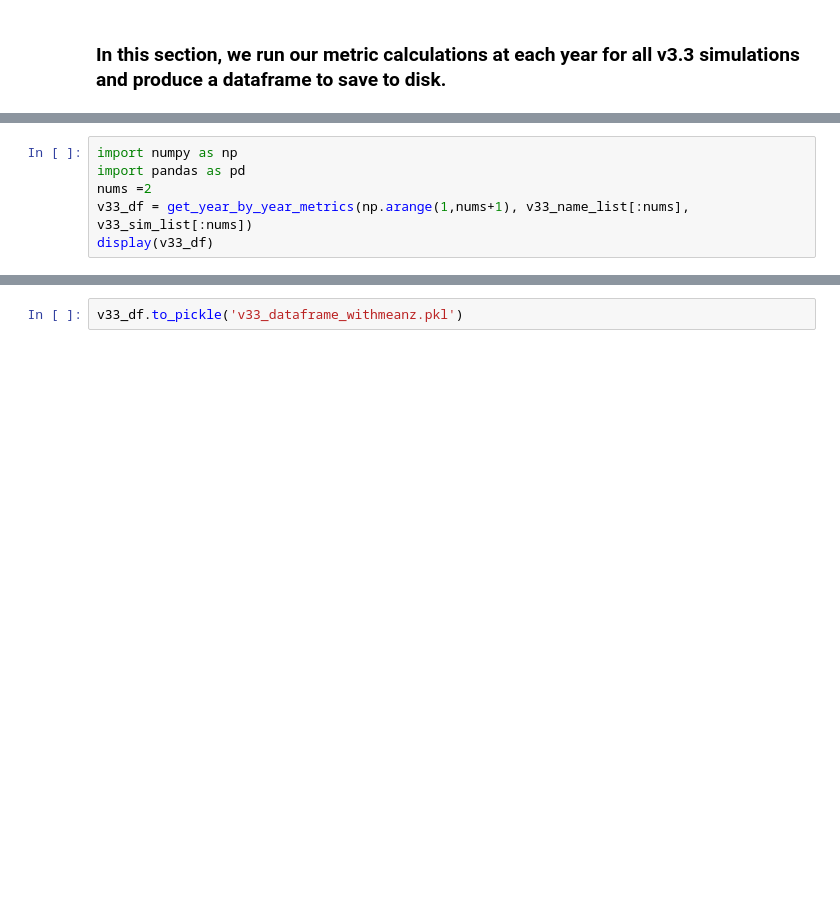
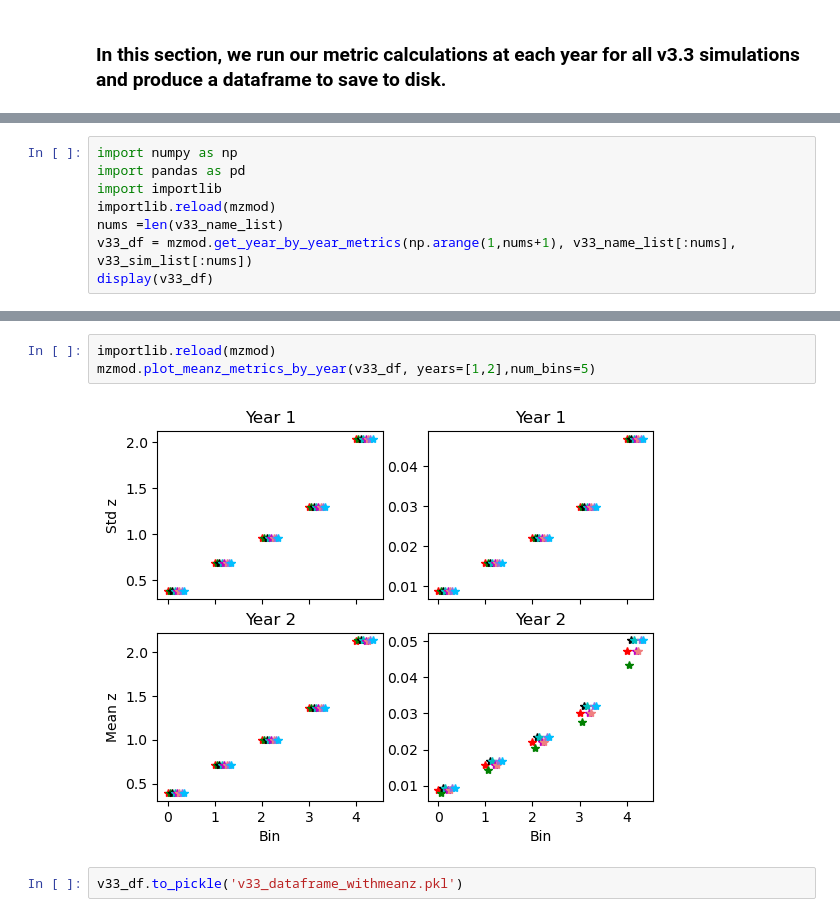
Before and after one commit to LSSTDESC/ObsStrat, a Jupyter notebook: code/meanz_uniformity/iband_to_meanz_tomo.ipynb, the cells around one changed output, grey strips where cells are left out. Drawn from its saved outputs; the diff is of its cells as text; blank space fills up the shorter version.

Commit message:
testing meanz plotting

```diff
--- a/code/meanz_uniformity/iband_to_meanz_tomo.ipynb
+++ b/code/meanz_uniformity/iband_to_meanz_tomo.ipynb
@@ -88,8 +86,10 @@ def get_year_by_year_metrics(year_list, name_list, sim_list):
 # %%
 import numpy as np
 import pandas as pd
-nums =2
-v33_df = get_year_by_year_metrics(np.arange(1,nums+1), v33_name_list[:nums], v33_sim_list[:nums])
+import importlib
+importlib.reload(mzmod)
+nums =len(v33_name_list)
+v33_df = mzmod.get_year_by_year_metrics(np.arange(1,nums+1), v33_name_list[:nums], v33_sim_list[:nums])
 display(v33_df)
 # %% [output]
 Healpix slicer using NSIDE=64, approximate resolution 54.967783 arcminutes
@@ -104,2 +108,7 @@ Healpix slicer using NSIDE=64, approximate resolution 54.967783 arcminutes
+# %%
+importlib.reload(mzmod)
+mzmod.plot_meanz_metrics_by_year(v33_df, years=[1,2],num_bins=5)
+# %% [output]
+[figure, added]
 # %%
 v33_df.to_pickle('v33_dataframe_withmeanz.pkl')
```
Also changed, not shown: parts of 7 cells of this notebook.
